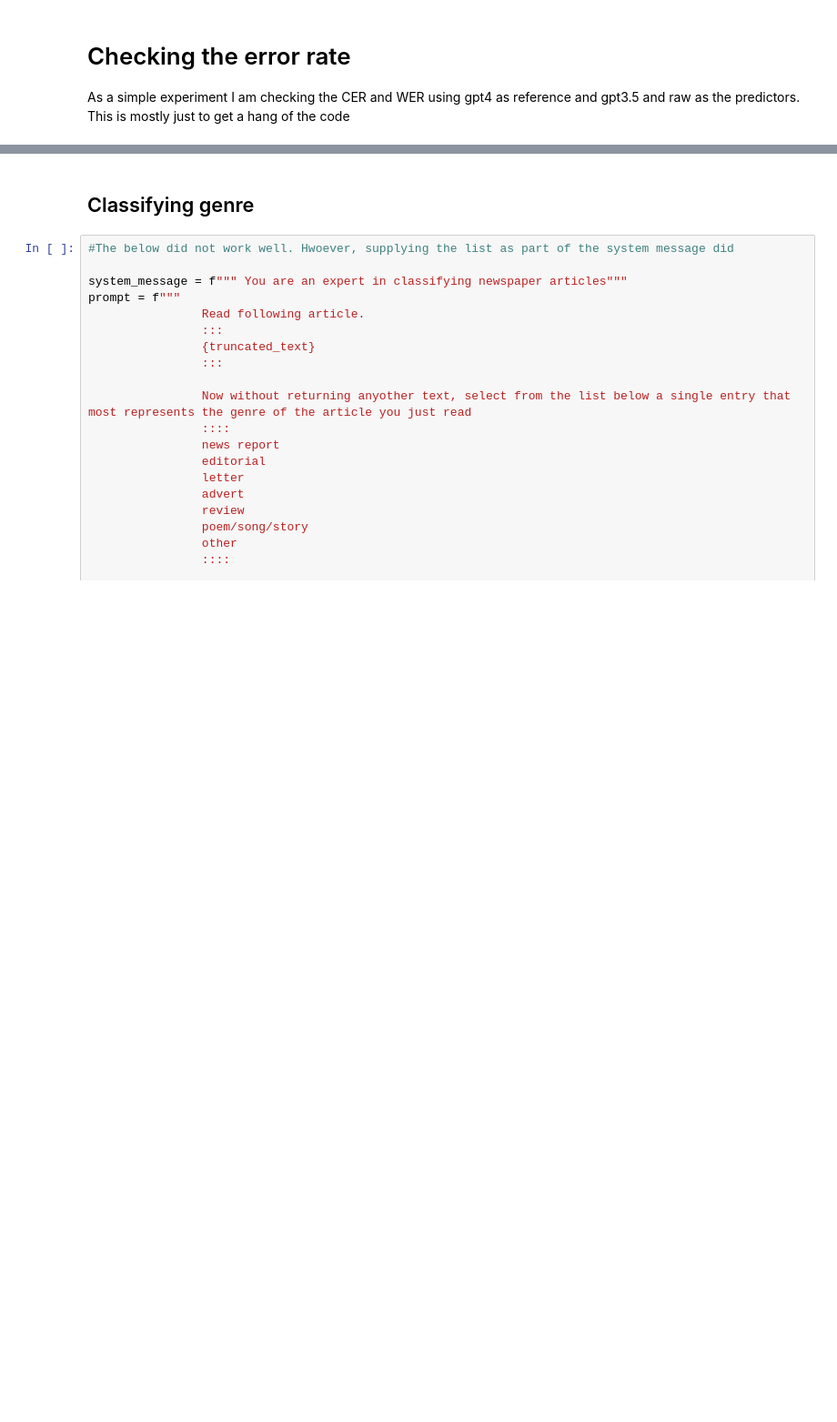
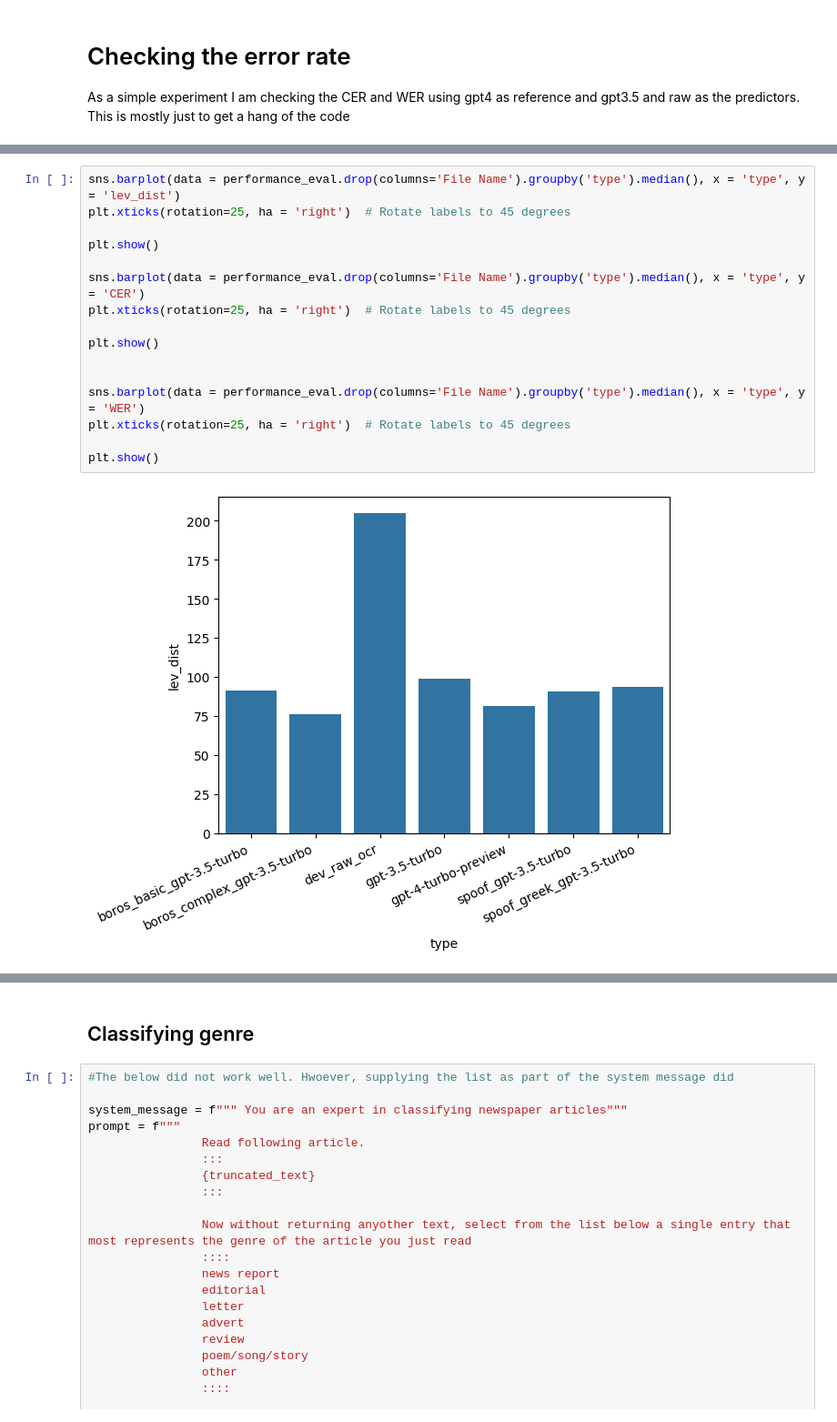
Before and after one commit to JonnoB/redigitalize, a Jupyter notebook: create_test_set.ipynb, the cells around one changed output, grey strips where cells are left out. Shown at 91% size. Drawn from its saved outputs; the diff is of its cells as text; blank space fills up the shorter version.

```diff
--- a/create_test_set.ipynb
+++ b/create_test_set.ipynb
@@ -693,0 +412,18 @@ print(wer_score)
+# %%
+sns.barplot(data = performance_eval.drop(columns='File Name').groupby('type').median(), x = 'type', y = 'lev_dist')
+plt.xticks(rotation=25, ha = 'right')  # Rotate labels to 45 degrees
+
+plt.show()
+
+sns.barplot(data = performance_eval.drop(columns='File Name').groupby('type').median(), x = 'type', y = 'CER')
+plt.xticks(rotation=25, ha = 'right')  # Rotate labels to 45 degrees
+
+plt.show()
+
+
+sns.barplot(data = performance_eval.drop(columns='File Name').groupby('type').median(), x = 'type', y = 'WER')
+plt.xticks(rotation=25, ha = 'right')  # Rotate labels to 45 degrees
+
+plt.show()
+# %% [output]
+[figure, added]
```
Also changed, not shown: parts of 40 cells of this notebook, 3 other files.
